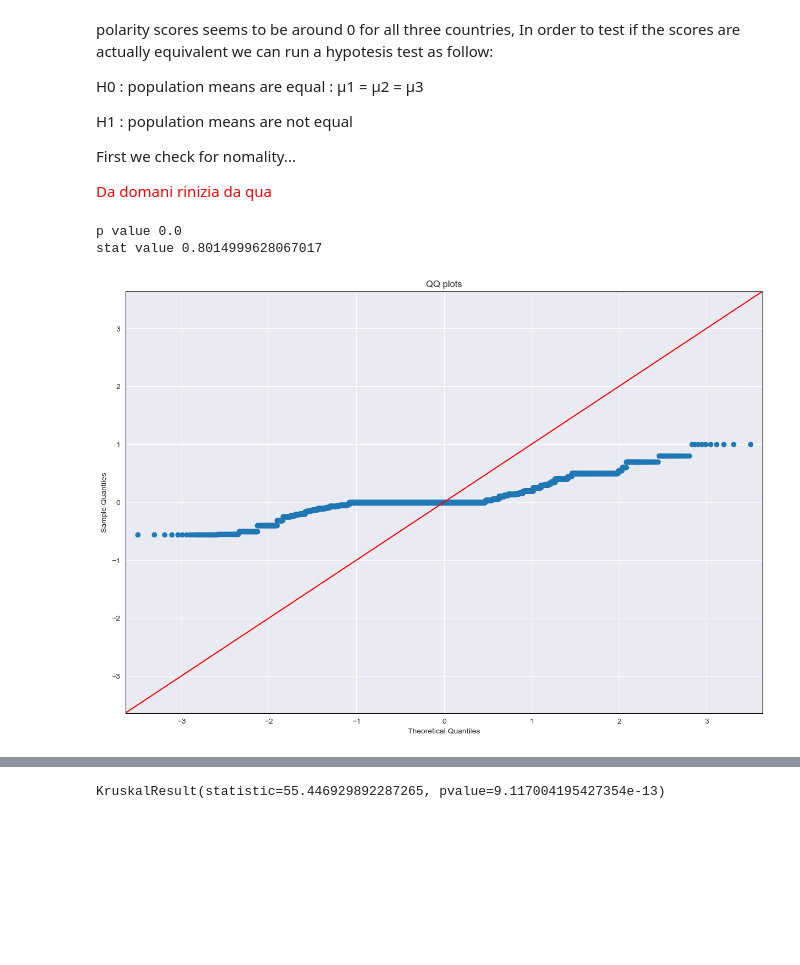
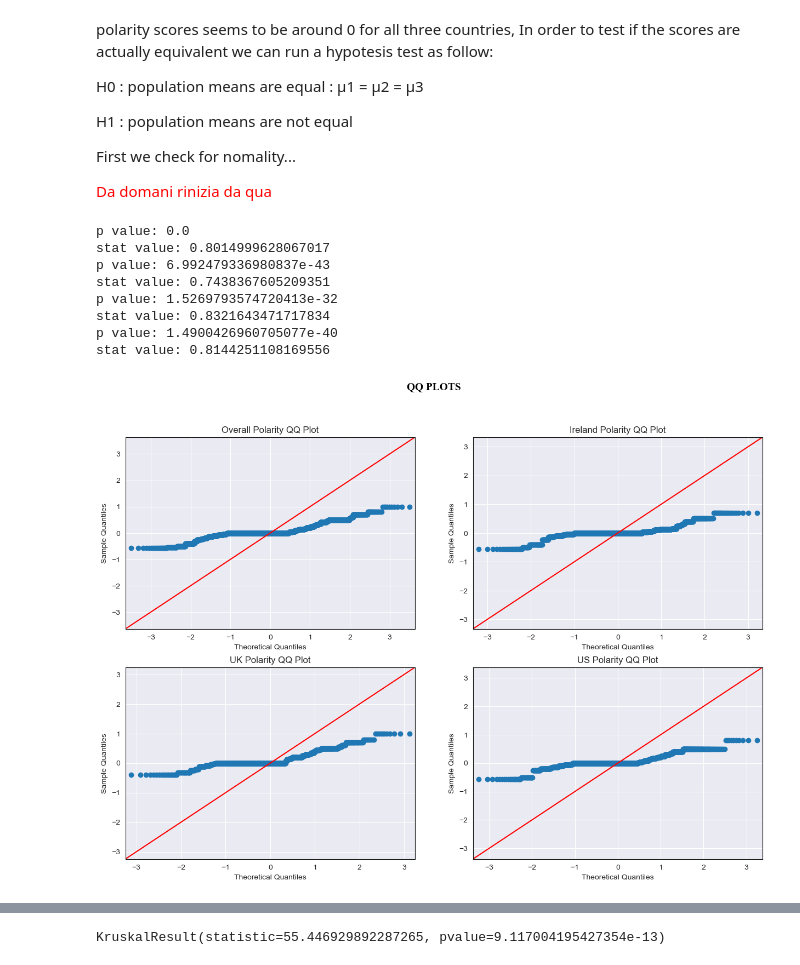
Before and after one commit to alexCCTcollege/CA-2, a Jupyter notebook: Code.ipynb, the cells around one changed output, grey strips where cells are left out. Saved outputs shown, nothing was run; the diff lists cells and outputs as text; code cells hidden in the pictures; blank space fills up the shorter version.

```diff
--- a/Code.ipynb
+++ b/Code.ipynb
@@ -347,15 +347,30 @@ First we check for nomality...
 # %%
 _E = headlines[headlines['Country']=='Eire']
 _Uk = headlines[headlines['Country']=='USA']
 _US = headlines[headlines['Country']=='UK']
 
-plt.rc('figure', figsize=(15, 10))
-fig = sm.qqplot(headlines['polarity'], line='45')
-plt.title('QQ plots')
-stat, p = shapiro(headlines['polarity'])
-print('p value ' + str(p))
-print('stat value ' + str(stat))
+fig, ax = plt.subplots(2,2,figsize=(15, 10))
+fig.suptitle('QQ PLOTS',color= "black", weight='bold',fontname="Times New Roman",fontsize=14)
+fig = sm.qqplot(headlines['polarity'], line='45' , ax=ax[0,0])
+ax[0, 0].set_title('Overall Polarity QQ Plot')
+fig = sm.qqplot(_E['polarity'], line='45' , ax=ax[0,1])
+ax[0, 1].set_title('Ireland Polarity QQ Plot')
+fig = sm.qqplot(_Uk['polarity'], line='45' , ax=ax[1,0])
+ax[1, 0].set_title('UK Polarity QQ Plot')
+fig = sm.qqplot(_US['polarity'], line='45' , ax=ax[1,1])
+ax[1, 1].set_title('US Polarity QQ Plot')
+
+for x in [headlines['polarity'],_E['polarity'],_Uk['polarity'],_US['polarity']]:
+    stat, p = shapiro(x)
+    print('p value: ' + str(p))
+    print('stat value: ' + str(stat))
 # %% [output]
-p value 0.0
-stat value 0.8014999628067017
+p value: 0.0
+stat value: 0.8014999628067017
+p value: 6.992479336980837e-43
+stat value: 0.7438367605209351
+p value: 1.5269793574720413e-32
+stat value: 0.8321643471717834
+p value: 1.4900426960705077e-40
+stat value: 0.8144251108169556
-[figure, old version]
+[figure, new version]
```
Also changed, not shown: parts of 17 cells of this notebook.
